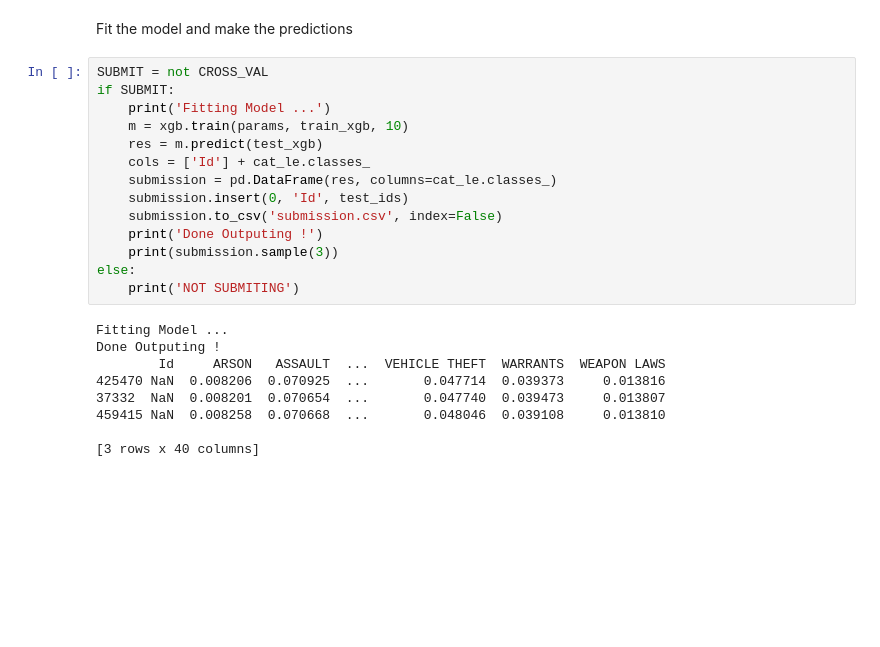
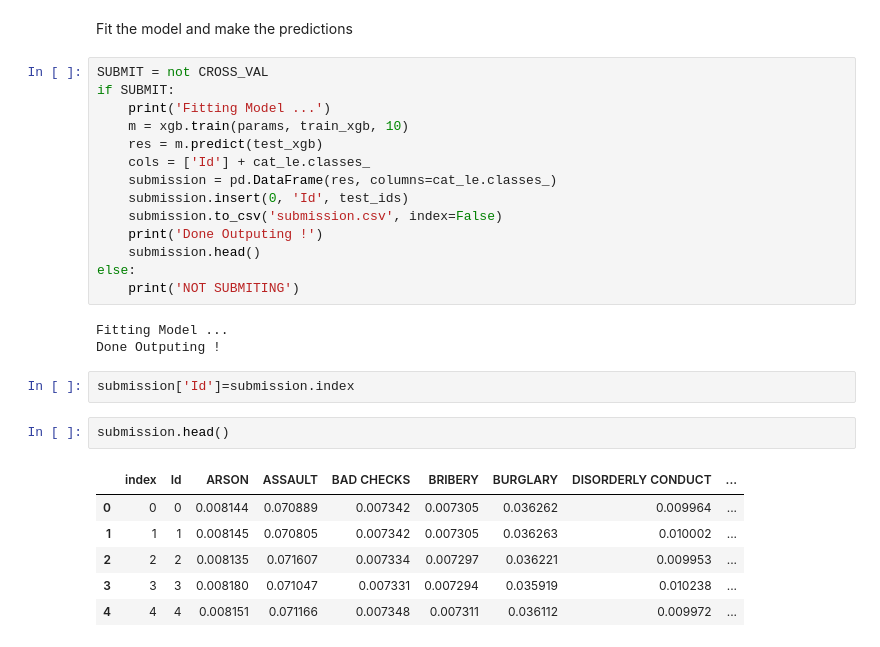
Before and after one commit to gandalf1819/SF-Opioid-Crisis, a Jupyter notebook: SF_drug_xgboost.ipynb, the cells around one changed output. Saved outputs shown, nothing was run; the diff lists cells and outputs as text; blank space fills up the shorter version.

```diff
--- a/SF_drug_xgboost.ipynb
+++ b/SF_drug_xgboost.ipynb
@@ -272,15 +278,20 @@ if SUBMIT:
     submission.insert(0, 'Id', test_ids)
     submission.to_csv('submission.csv', index=False)
     print('Done Outputing !')
-    print(submission.sample(3))
+    submission.head()
 else:
     print('NOT SUBMITING')
 # %% [output]
 Fitting Model ...
 Done Outputing !
-        Id     ARSON   ASSAULT  ...  VEHICLE THEFT  WARRANTS  WEAPON LAWS
-425470 NaN  0.008206  0.070925  ...       0.047714  0.039373     0.013816
-37332  NaN  0.008201  0.070654  ...       0.047740  0.039473     0.013807
-459415 NaN  0.008258  0.070668  ...       0.048046  0.039108     0.013810
-
-[3 rows x 40 columns]
+# %%
+submission['Id']=submission.index
+# %%
+submission.head()
+# %% [output]
+|  | index | Id | ARSON | ASSAULT | BAD CHECKS | BRIBERY | BURGLARY | DISORDERLY CONDUCT | ... |
+| 0 | 0 | 0 | 0.008144 | 0.070889 | 0.007342 | 0.007305 | 0.036262 | 0.009964 | ... |
+| 1 | 1 | 1 | 0.008145 | 0.070805 | 0.007342 | 0.007305 | 0.036263 | 0.010002 | ... |
+| 2 | 2 | 2 | 0.008135 | 0.071607 | 0.007334 | 0.007297 | 0.036221 | 0.009953 | ... |
+| 3 | 3 | 3 | 0.008180 | 0.071047 | 0.007331 | 0.007294 | 0.035919 | 0.010238 | ... |
+| 4 | 4 | 4 | 0.008151 | 0.071166 | 0.007348 | 0.007311 | 0.036112 | 0.009972 | ... |
```
Also changed, not shown: parts of 5 cells of this notebook.
